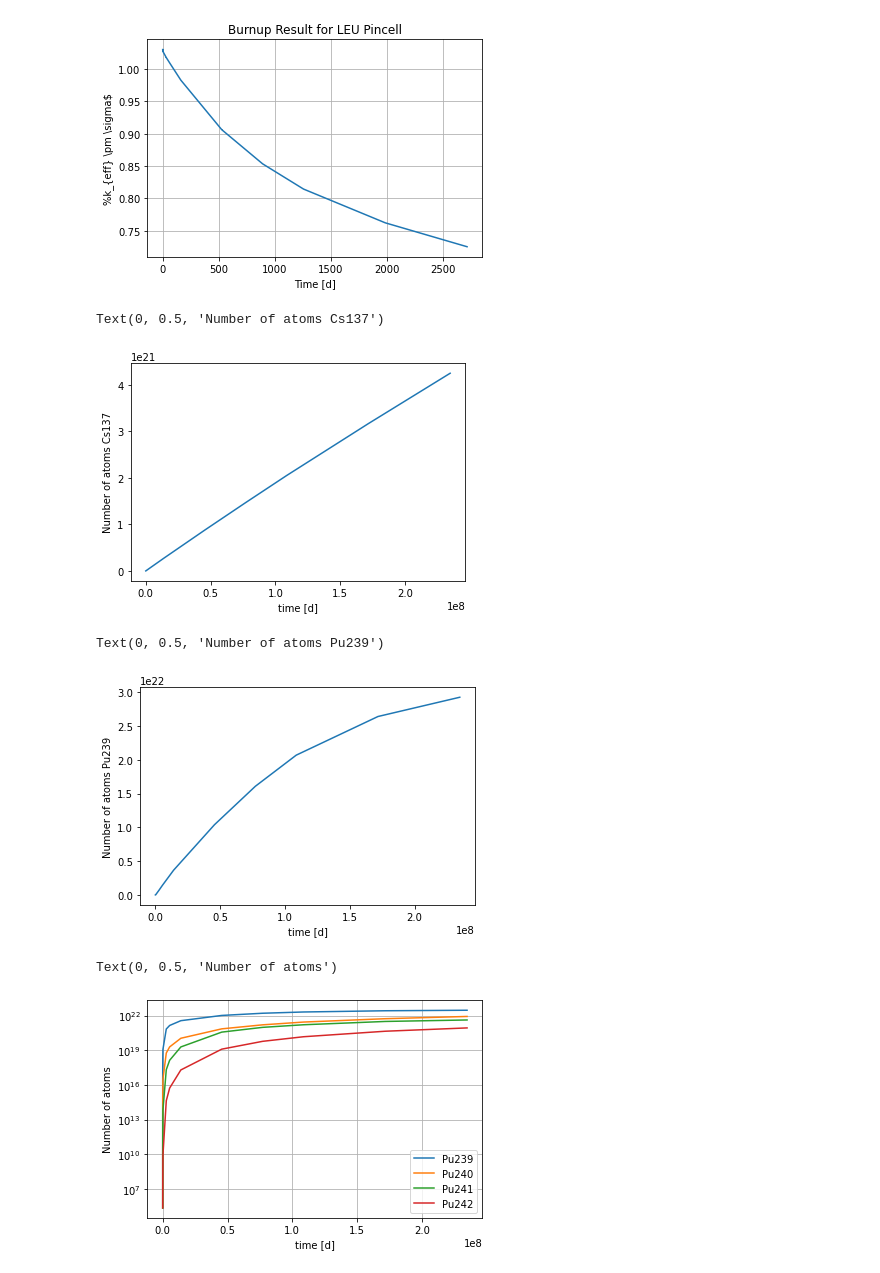
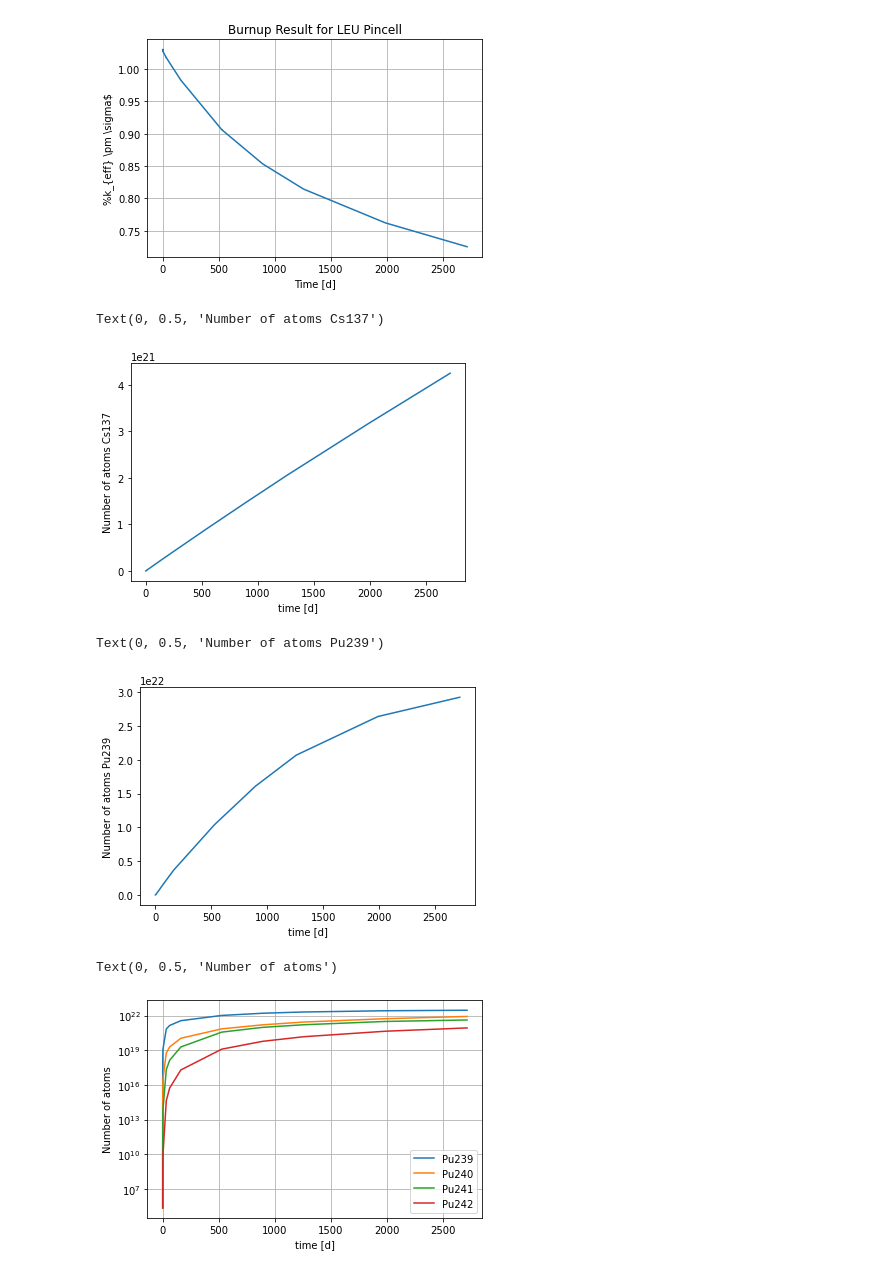
Before and after one commit to stu314159/er362_omc, a Jupyter notebook: examples/micro_reactor/haleu_gcr/burnup/Burnup_haleu_gcr.ipynb, the cells around one changed output. Saved outputs shown, nothing was run; the diff lists cells and outputs as text; code cells hidden in the pictures.

Commit message:
fixed bugs in time scales and renamed/cleaned up burnup notebooks

```diff
--- a/examples/micro_reactor/haleu_gcr/burnup/BOL_haleu_gcr.ipynb
+++ b/examples/micro_reactor/haleu_gcr/burnup/Burnup_haleu_gcr.ipynb
@@ -288,33 +288,37 @@ plt.grid()
 [figure]
 # %%
 time, cs137 = results.get_atoms("1","Cs137")# I should verify that fuel is material "1"
+time /= (24*60*60)
 plt.plot(time,cs137,label="Cs137")
 plt.xlabel("time [d]")
 plt.ylabel("Number of atoms Cs137")
 # %% [output]
 Text(0, 0.5, 'Number of atoms Cs137')
-[figure, old version]
+[figure, new version]
 # %%
 time, Pu239 = results.get_atoms("1","Pu239")
+
+time /= (24*60*60)
 plt.plot(time,Pu239,label="Pu239")
 plt.xlabel("time [d]")
 plt.ylabel("Number of atoms Pu239")
 # %% [output]
 Text(0, 0.5, 'Number of atoms Pu239')
-[figure, old version]
+[figure, new version]
 # %%
 time, Pu240 = results.get_atoms("1","Pu240")
 time, Pu241 = results.get_atoms("1","Pu241")
 time, Pu242 = results.get_atoms("1","Pu242")
+time /= (24*60*60)
 
 plt.semilogy(time,Pu239,label="Pu239")
 plt.semilogy(time,Pu240,label="Pu240")
 plt.semilogy(time,Pu241,label="Pu241")
 plt.semilogy(time,Pu242,label="Pu242")
 plt.legend()
 plt.grid()
 plt.xlabel("time [d]")
 plt.ylabel("Number of atoms")
 # %% [output]
 Text(0, 0.5, 'Number of atoms')
-[figure, old version]
+[figure, new version]
```
Also changed, not shown: parts of 2 cells of this notebook, 1 other file.
